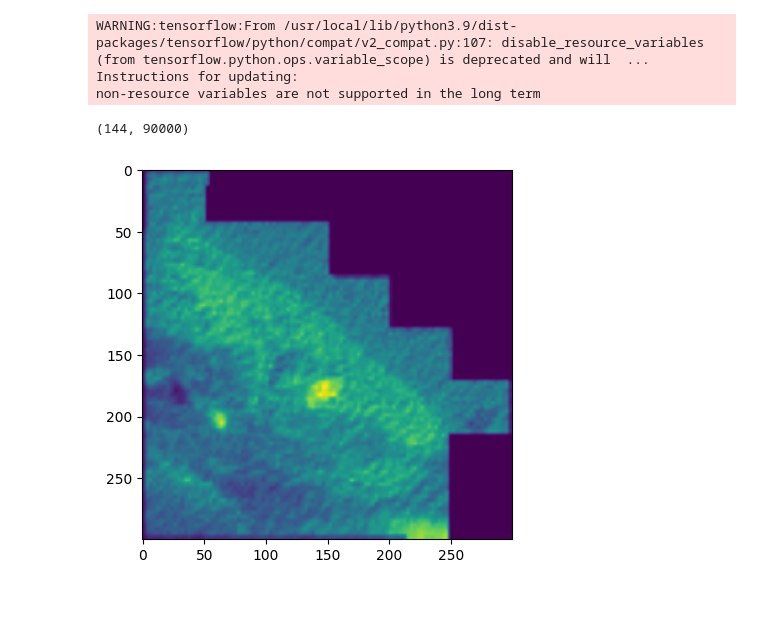
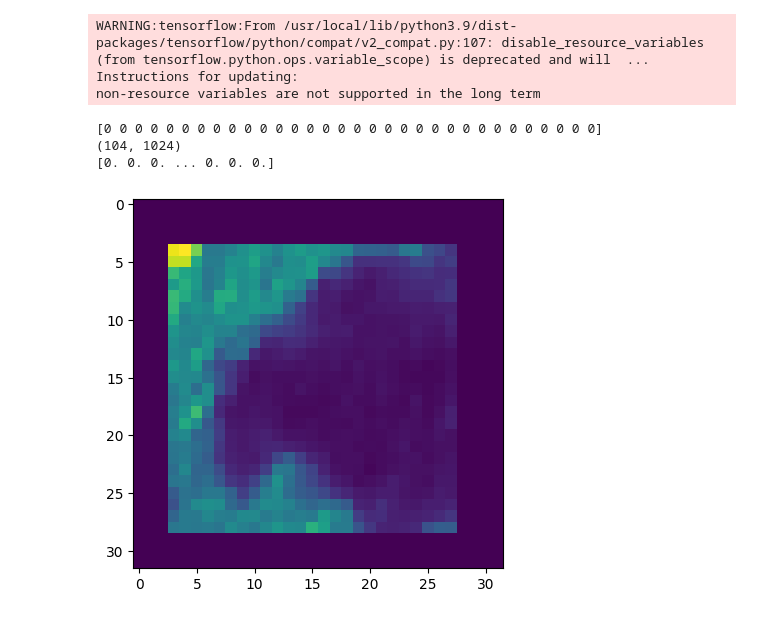
Before and after one commit to sachaRfd/Reef_Project, a Jupyter notebook: Basic Notebooks/basic_Reef_Run.ipynb, the cells around one changed output. Cells and saved outputs as stored; diff of their text form; code cells hidden in the pictures.

```diff
--- a/Basic Notebooks/basic_Reef_Run.ipynb
+++ b/Basic Notebooks/basic_Reef_Run.ipynb
@@ -282,28 +284,37 @@ class RDAE(object):
 WARNING:tensorflow:From /usr/local/lib/python3.9/dist-packages/tensorflow/python/compat/v2_compat.py:107: disable_resource_variables (from tensorflow.python.ops.variable_scope) is deprecated and will  ...
 Instructions for updating:
 non-resource variables are not supported in the long term
-# %%
-import matplotlib.pyplot as plt
-
-
-# test = np.load("/content/other_reef/Reef_0.npy", allow_pickle=True)
-# print(test)
-# print(test.shape)
-
-
-list_test = []
-for i in range(936):
-  test_arr = np.load(f"/content/reef_data/Reef_{i}.npy", allow_pickle=True)
-  list_test.append(test_arr)
-
-list_test = np.array(list_test)
-plt.imshow(list_test[0])
-
-list_test = list_test.reshape(936, 300*300)
-list_test.shape
-# %% [output]
-(144, 90000)
-[figure, removed]
+# %%
+import matplotlib.pyplot as plt
+
+list_test = []
+for i in range(104):
+    test_arr = np.load(f"/content/reef_data/Reef_{i}.npy", allow_pickle=True)
+    normalized_arr = (test_arr - test_arr.min()) / (test_arr.max() - test_arr.min()) # min-max normalization
+    # scaled_arr = (normalized_arr * 255).astype(np.uint8) # scaling between 0 and 255
+
+    # add padding of size 3 around the array
+    padded_arr = np.pad(normalized_arr, pad_width=3, mode='constant', constant_values=0)
+
+    # append the padded array to the list
+    list_test.append(padded_arr)
+
+list_test = np.array(list_test)
+
+# Change Nan Values to 0 or Black:
+list_test[np.isnan(list_test) == True] = 0
+print(sum(sum(np.isnan(list_test))))
+
+plt.imshow(list_test[1])
+
+list_test = list_test.reshape(104, (26+6)*(26+6)) # reshape the arrays to include the padding
+print(list_test.shape)
+print(list_test[0])
+# %% [output]
+[0 0 0 0 0 0 0 0 0 0 0 0 0 0 0 0 0 0 0 0 0 0 0 0 0 0 0 0 0 0 0 0]
+(104, 1024)
+[0. 0. 0. ... 0. 0. 0.]
+[figure, added]
 # %%
 import tensorflow as tf
 
```
Also changed, not shown: parts of 9 cells of this notebook.
